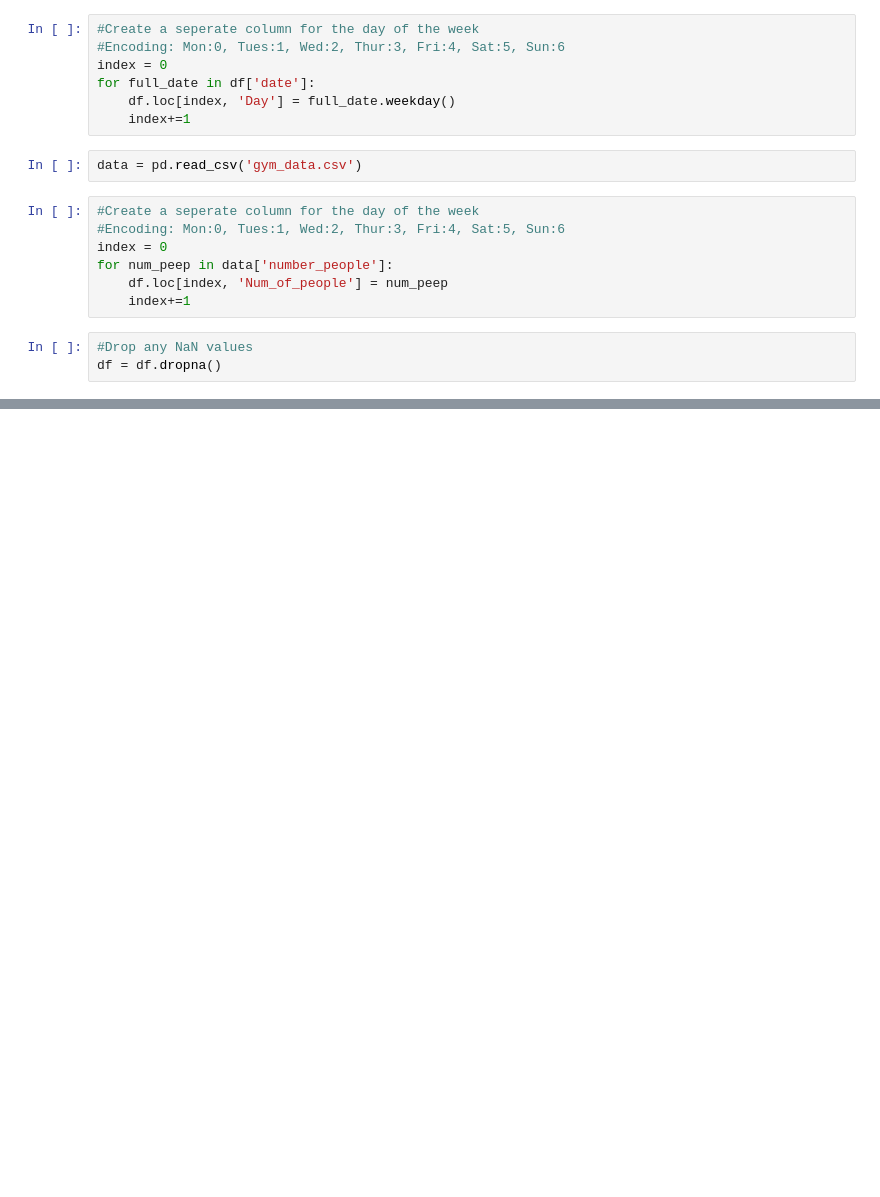
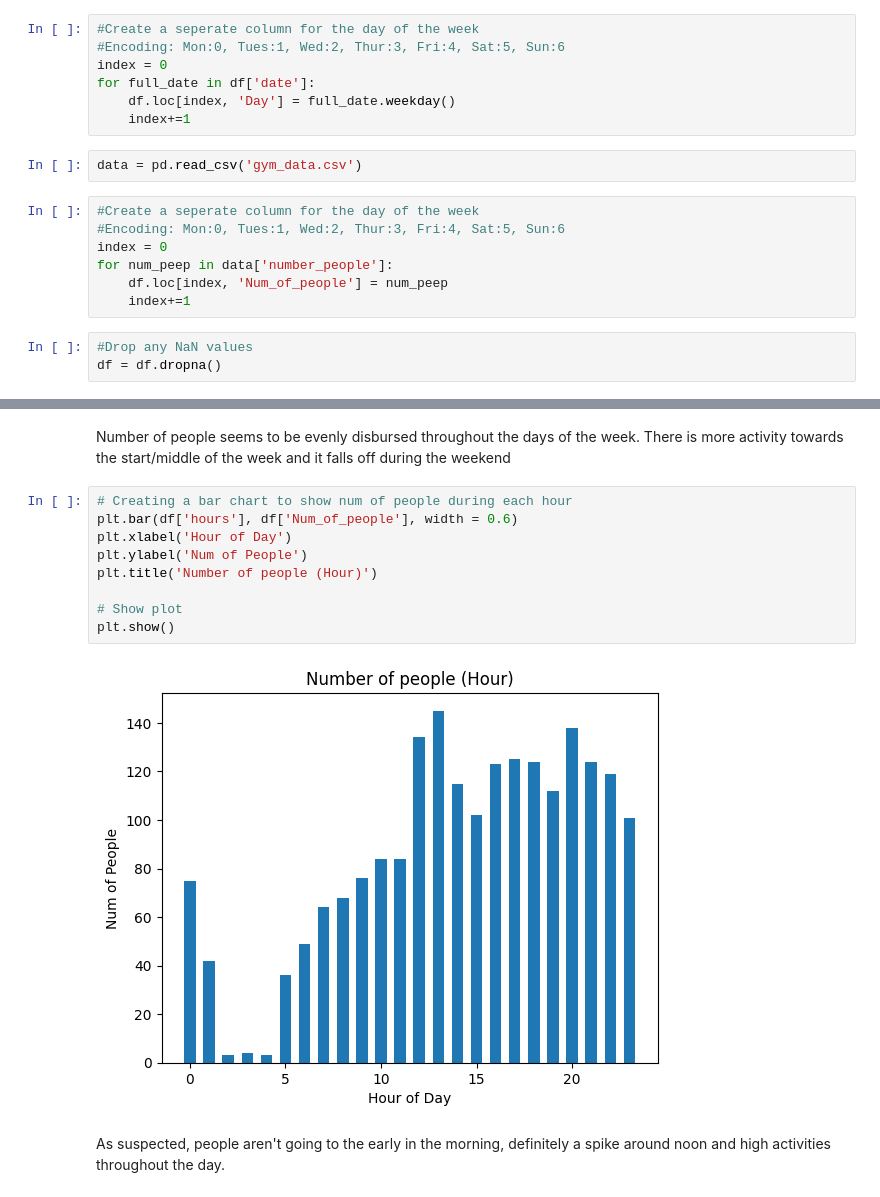
Before and after one commit to Shiblumi/SlugMeter, a Jupyter notebook: ML-Stuff/Mongo_data.ipynb, the cells around one changed output, grey strips where cells are left out. Drawn from its saved outputs; the diff is of its cells as text; blank space fills up the shorter version.

```diff
--- a/ML-Stuff/Mongo_data.ipynb
+++ b/ML-Stuff/Mongo_data.ipynb
@@ -58,0 +81,15 @@ df = df.dropna()
+# %% [markdown]
+Number of people seems to be evenly disbursed throughout the days of the week. There is more activity towards the start/middle of the week and it falls off during the weekend
+# %%
+# Creating a bar chart to show num of people during each hour
+plt.bar(df['hours'], df['Num_of_people'], width = 0.6)
+plt.xlabel('Hour of Day')
+plt.ylabel('Num of People')
+plt.title('Number of people (Hour)')
+
+# Show plot
+plt.show()
+# %% [output]
+[figure, added]
+# %% [markdown]
+As suspected, people aren't going to the early in the morning, definitely a spike around noon and high activities throughout the day.
```
Also changed, not shown: parts of 5 cells of this notebook.
